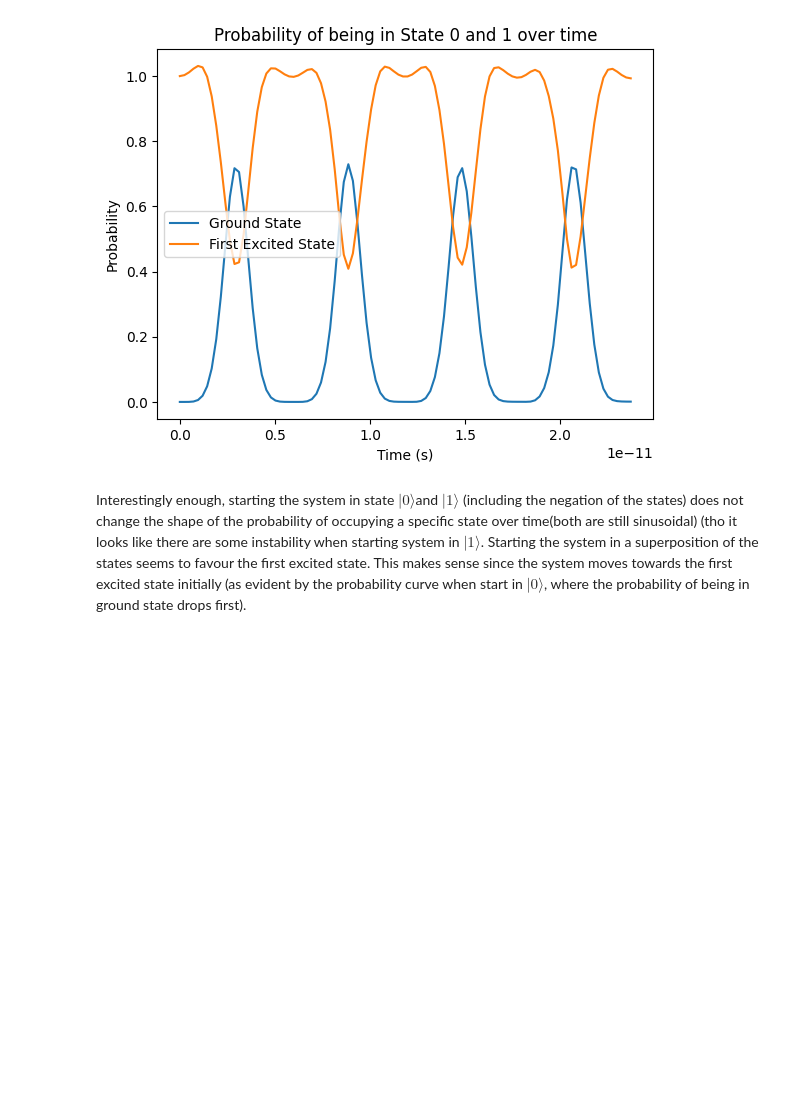
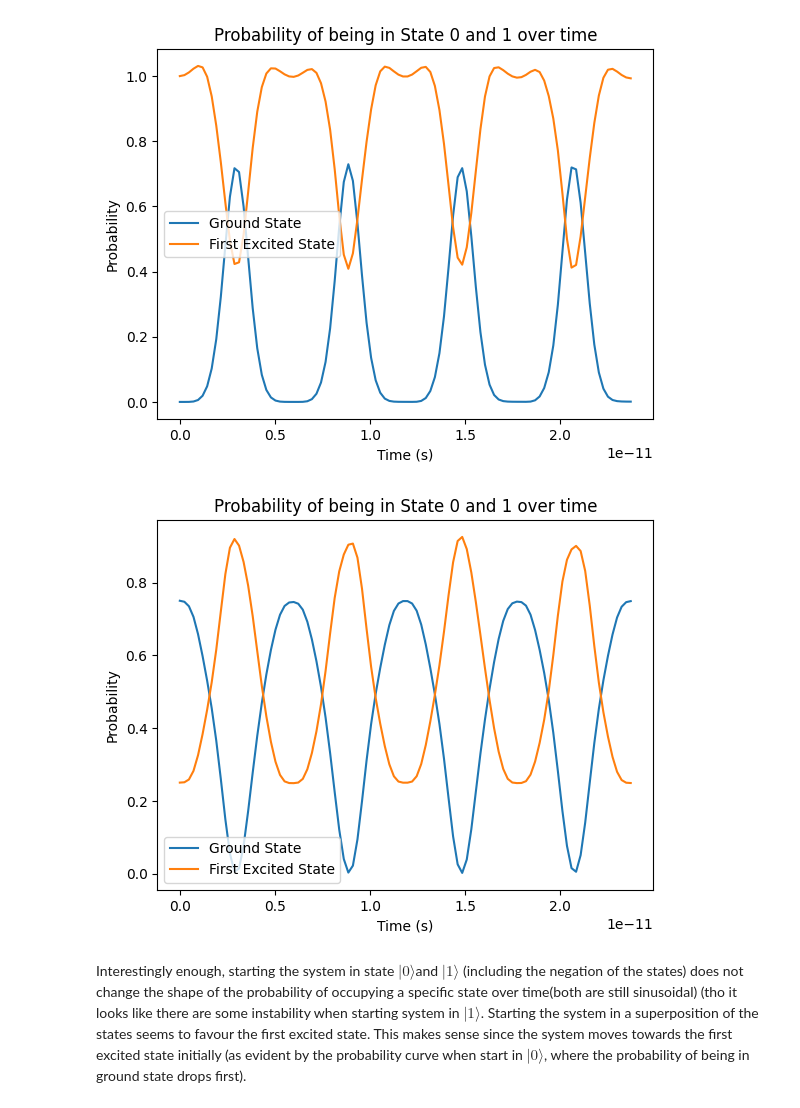
Before and after one commit to RoyZhenLongLim/PHYS3112, a Jupyter notebook: CE/ComputationalEssay.ipynb, the cells around one changed output. Cells and saved outputs as stored; diff of their text form; code cells hidden in the pictures; blank space fills up the shorter version.

```diff
--- a/CE/ComputationalEssay.ipynb
+++ b/CE/ComputationalEssay.ipynb
@@ -600,6 +706,10 @@ probability_over_time_2X2_system(state1, construct_H(U))
 [figure]
 [figure]
 [figure]
+# %%
+probability_over_time_2X2_system(1/ 2 * state1 + np.sqrt(3) / 2 * state0, construct_H(U))
+# %% [output]
+[figure, added]
 # %% [markdown]
 Interestingly enough, starting the system in state $|0\rangle$and $|1\rangle$ (including the negation of the states) does not change the shape of the probability of occupying a specific state over time(both are still sinusoidal) (tho it looks like there are some instability when starting system in $|1\rangle$.
 Starting the system in a superposition of the states seems to favour the first excited state.
```
Also changed, not shown: parts of 29 cells of this notebook.
